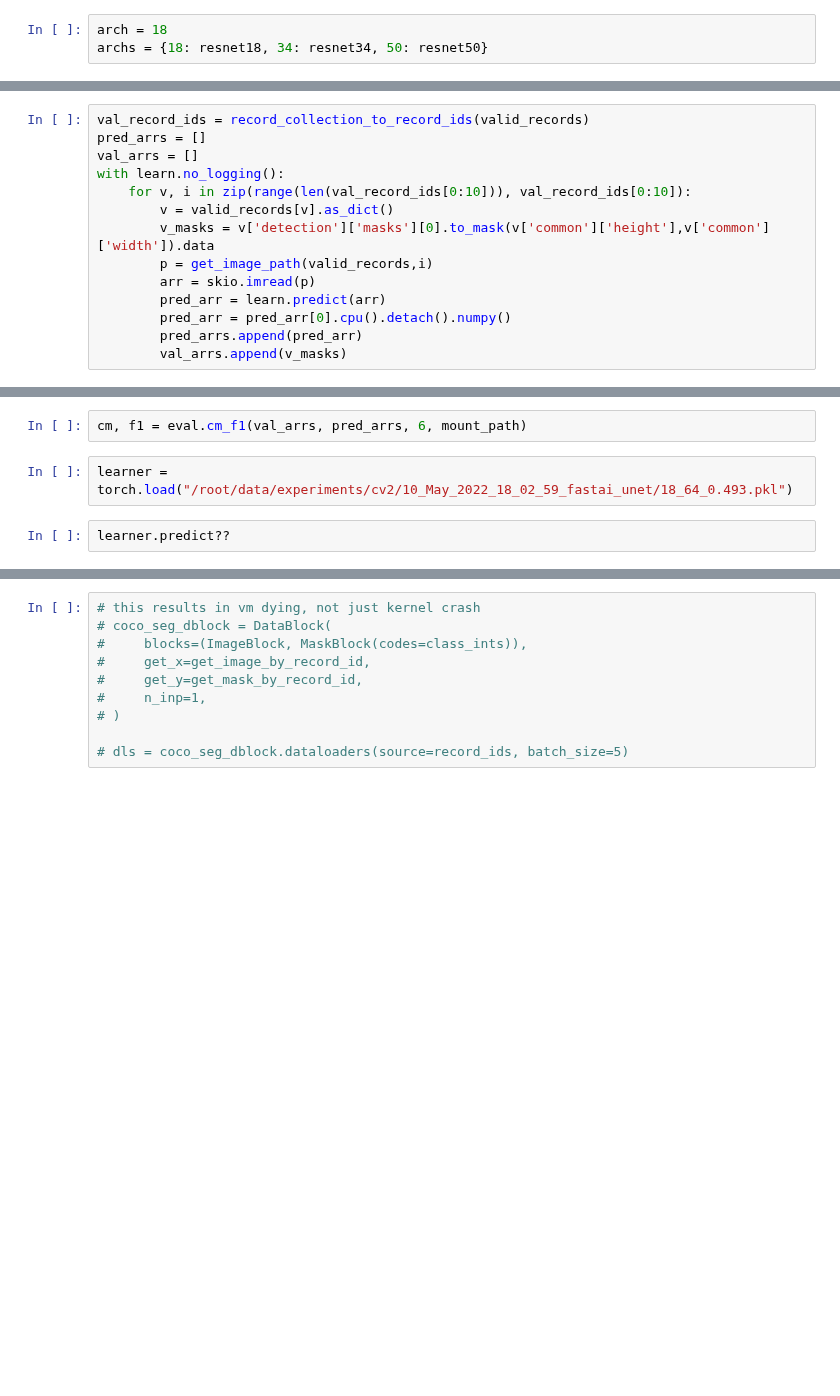
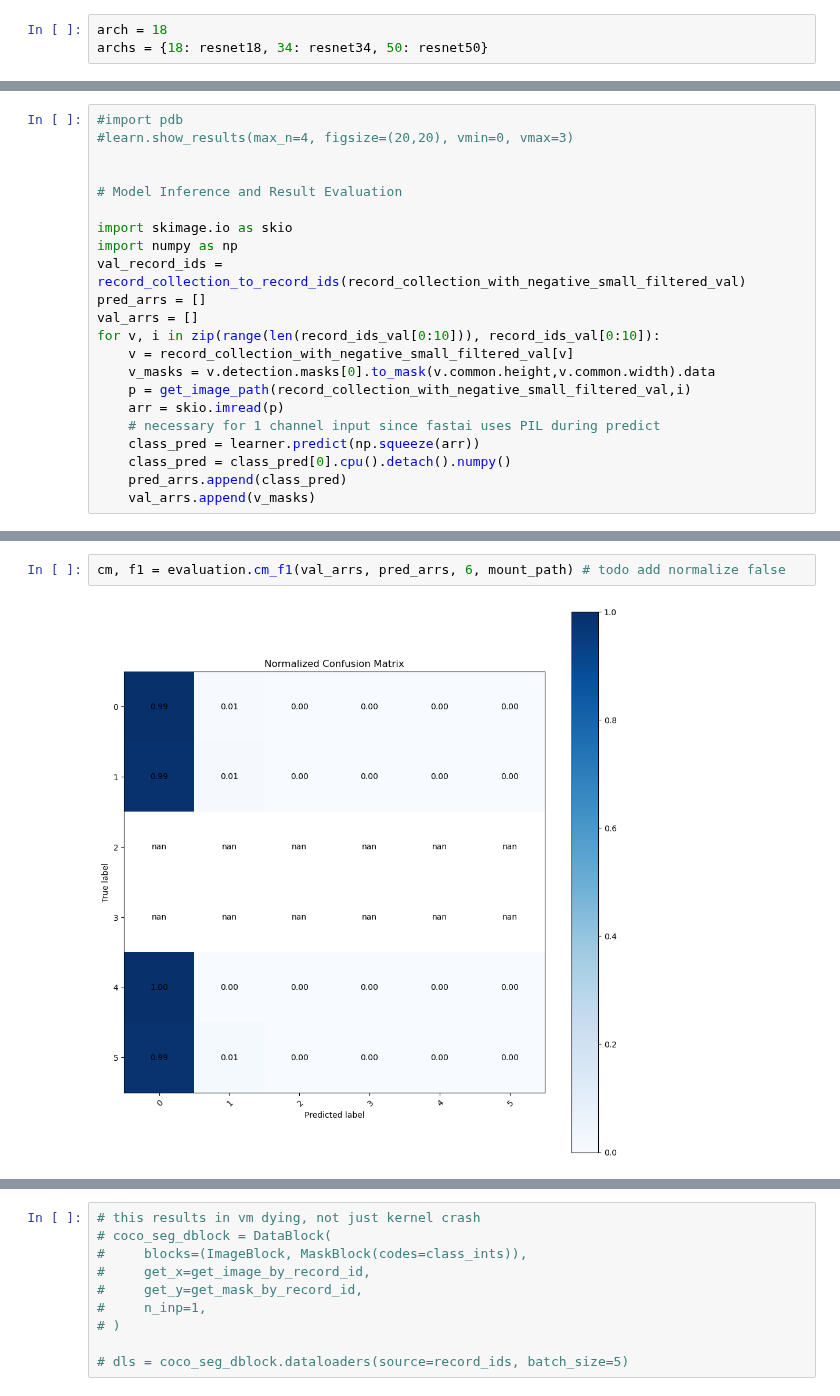
Before and after one commit to SkyTruth/cerulean-ml, a Jupyter notebook: notebooks/fastai2_unet_trainer_cv2.ipynb, the cells around one changed output, grey strips where cells are left out. Cells and saved outputs as stored; diff of their text form; blank space fills up the shorter version.

```diff
--- a/notebooks/fastai2_unet_trainer_cv2.ipynb
+++ b/notebooks/fastai2_unet_trainer_cv2.ipynb
@@ -193,14 +178,22 @@ Now, run the following from anywhere with gcs authenticated:
 # %%
-val_record_ids = record_collection_to_record_ids(valid_records)
+#import pdb
+#learn.show_results(max_n=4, figsize=(20,20), vmin=0, vmax=3)
+
+
+# Model Inference and Result Evaluation
+
+import skimage.io as skio
+import numpy as np
+val_record_ids = record_collection_to_record_ids(record_collection_with_negative_small_filtered_val)
 pred_arrs = []
 val_arrs = []
-with learn.no_logging():
-    for v, i in zip(range(len(val_record_ids[0:10])), val_record_ids[0:10]):
-        v = valid_records[v].as_dict()
-        v_masks = v['detection']['masks'][0].to_mask(v['common']['height'],v['common']['width']).data
-        p = get_image_path(valid_records,i)
-        arr = skio.imread(p)
-        pred_arr = learn.predict(arr)
-        pred_arr = pred_arr[0].cpu().detach().numpy()
-        pred_arrs.append(pred_arr)
-        val_arrs.append(v_masks)
+for v, i in zip(range(len(record_ids_val[0:10])), record_ids_val[0:10]):
+    v = record_collection_with_negative_small_filtered_val[v]
+    v_masks = v.detection.masks[0].to_mask(v.common.height,v.common.width).data
+    p = get_image_path(record_collection_with_negative_small_filtered_val,i)
+    arr = skio.imread(p)
+    # necessary for 1 channel input since fastai uses PIL during predict
+    class_pred = learner.predict(np.squeeze(arr))
+    class_pred = class_pred[0].cpu().detach().numpy()
+    pred_arrs.append(class_pred)
+    val_arrs.append(v_masks)
@@ -207,7 +211,5 @@ with learn.no_logging():
 # %%
-cm, f1 = eval.cm_f1(val_arrs, pred_arrs, 6, mount_path)
+cm, f1 = evaluation.cm_f1(val_arrs, pred_arrs, 6, mount_path) # todo add normalize false
+# %% [output]
+[figure, added]
-# %%
-learner = torch.load("/root/data/experiments/cv2/10_May_2022_18_02_59_fastai_unet/18_64_0.493.pkl")
-# %%
-learner.predict??
 # %%
```
Also changed, not shown: parts of 31 cells of this notebook.
